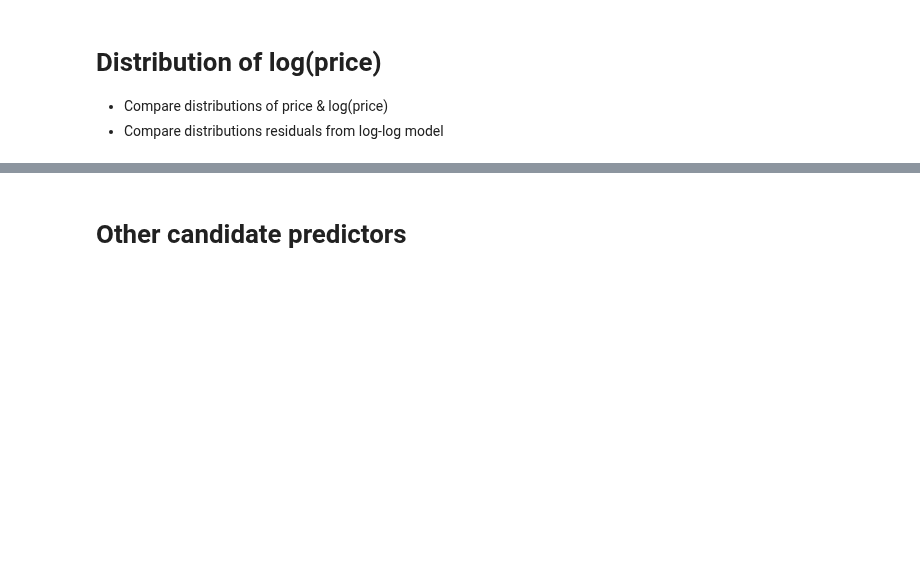
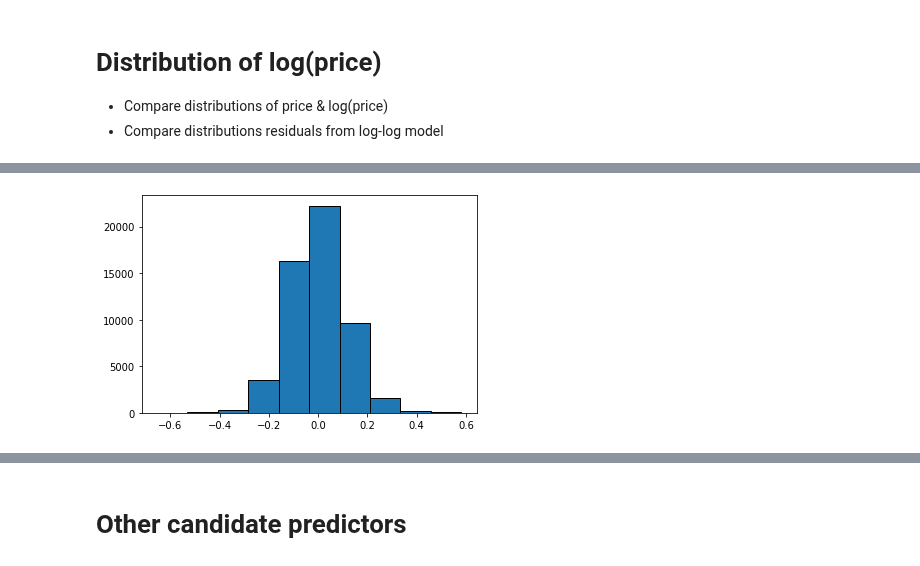
Before and after one commit to mguner/summer-2022, a Jupyter notebook: 08c-diamonds.ipynb, the cells around one changed output, grey strips where cells are left out. Saved outputs shown, nothing was run; the diff lists cells and outputs as text; code cells hidden in the pictures; blank space fills up the shorter version.

```diff
--- a/08c-diamonds.ipynb
+++ b/08c-diamonds.ipynb
@@ -351,4 +432,6 @@ styled_histogram(df['log(price)'])
 # %%
 # Plot the histogram of the residuals from the linear regression of log-log data
-residuals = y - yhat
+residuals = df['log(price)'] - df['model_loglog']
 styled_histogram(residuals)
+# %% [output]
+[figure, added]
```
Also changed, not shown: parts of 54 cells of this notebook.
